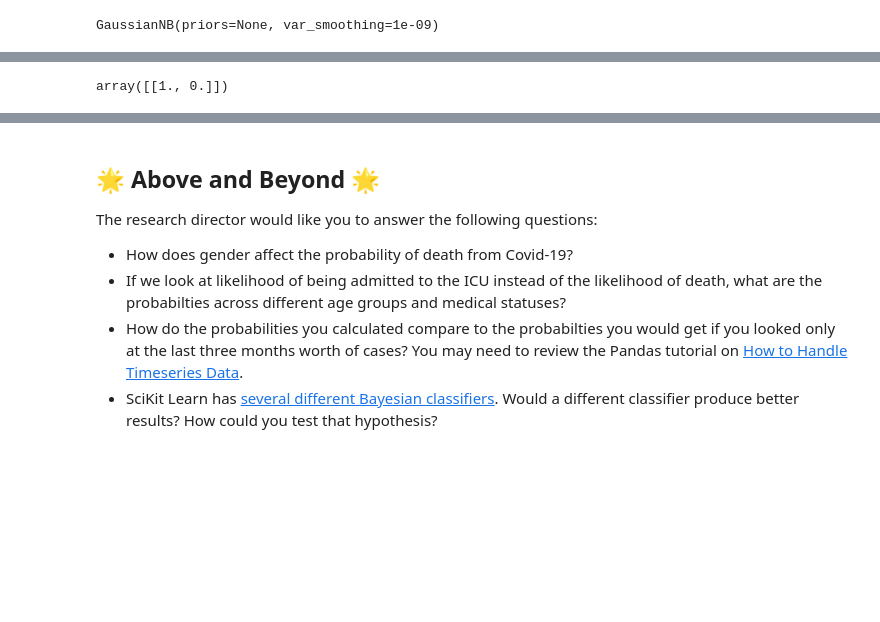
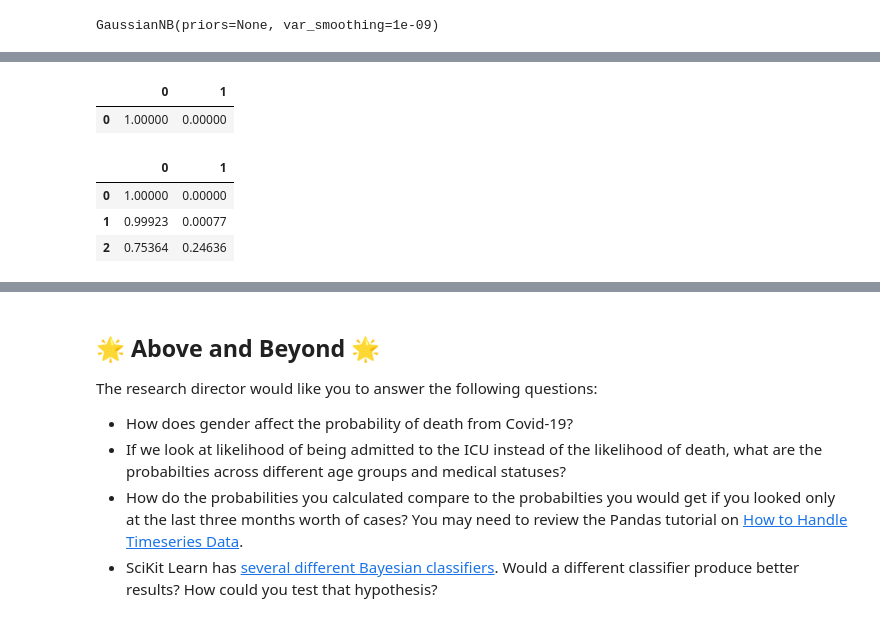
Before and after one commit to byui-cse/cse450-course, a Jupyter notebook: notebooks/Exploration_05_Solved.ipynb, the cells around one changed output, grey strips where cells are left out. Cells and saved outputs as stored; diff of their text form; code cells hidden in the pictures; blank space fills up the shorter version.

```diff
--- a/notebooks/Exploration_05_Solved.ipynb
+++ b/notebooks/Exploration_05_Solved.ipynb
@@ -309,13 +300,64 @@ By default, the classifier returns a numpy array using scientific notation to re
-# %%
-import numpy as np
-# How many decimal places
-np.set_printoptions(precision=8)
-# Don't use scientitic notation
-np.set_printoptions(suppress=True)
-
-classifier.predict_proba( [ [2, 0] ] )
-# %% [output]
-array([[1., 0.]])
+# %%
+# Let's set the display to show floating decimal precision
+# to 5 places so we avoid scientific notation
+pd.options.display.float_format = '{:.5f}'.format
+
+# Create a data frame with one sample
+# Note that we build this by specifying the column name, then an
+# array of values that would go down that column.
+#
+# age_group_encoded | medcond_yn_encoded
+# --------------------------------------
+#          2        |          0
+
+to_predict = pd.DataFrame({
+    "age_group_encoded": [2], # A 20 - 29 year old
+    "medcond_yn_encoded": [0] # With no pre-existing medical conditions
+})
+
+# Wrap the results in a new Pandas data frame and display it
+prediction = pd.DataFrame(classifier.predict_proba( to_predict ))
+
+# Each row in the results is the prediction corresponding to the same row in
+# our to_predict data frame.
+#
+# The first column is the probability of 0 (No) for death_yn.
+# The second is the probability of 1 (Yes) for death_yn.
+prediction
+# %% [output]
+|  | 0 | 1 |
+| 0 | 1.00000 | 0.00000 |
+# %%
+
+# Create a data frame with multiple samples.
+# Note that we build these by specifying the column name, then an
+# array of values that would go down that column.
+#
+# age_group_encoded | medcond_yn_encoded
+# --------------------------------------
+#          2        |          0
+#          2        |          1
+#          5        |          1
+to_predict = pd.DataFrame({
+    "age_group_encoded": [2, 2, 5], # Age groups: 20 - 29, 20 - 29, 50 - 59
+    "medcond_yn_encoded": [0, 1, 1] # Pre-existing medical conditions: No, Yes, Yes
+})
+
+# Pass the data frame to the model to get a prediction,
+# then wrap the results in a new Pandas data frame and display it.
+prediction = pd.DataFrame(classifier.predict_proba( to_predict ))
+
+# Each row in the results is the prediction corresponding to the same row in
+# our to_predict data frame.
+#
+# The first column is the probability of 0 (No) for death_yn.
+# The second is the probability of 1 (Yes) for death_yn.
+prediction
+# %% [output]
+|  | 0 | 1 |
+| 0 | 1.00000 | 0.00000 |
+| 1 | 0.99923 | 0.00077 |
+| 2 | 0.75364 | 0.24636 |
 # %% [markdown]
 For each of the following situations, use the classifier's `predict_proba()` function to predict the probability that a patient will die from Covid-19.
 
```
Also changed, not shown: parts of 7 cells of this notebook.
